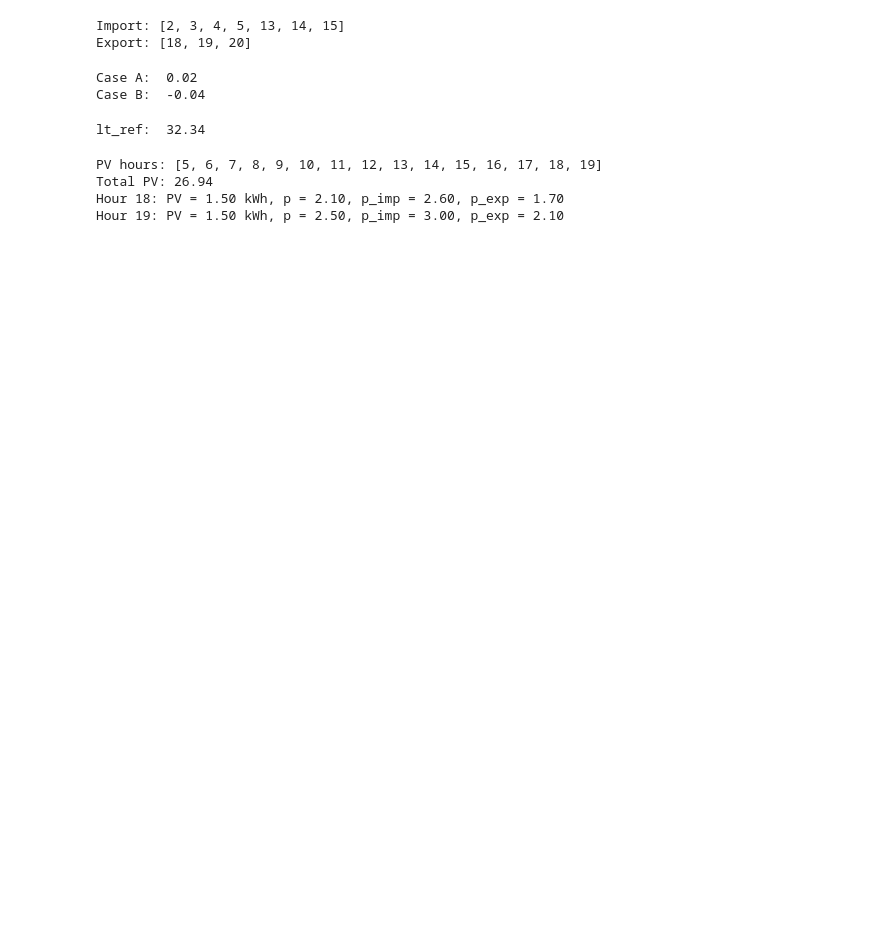
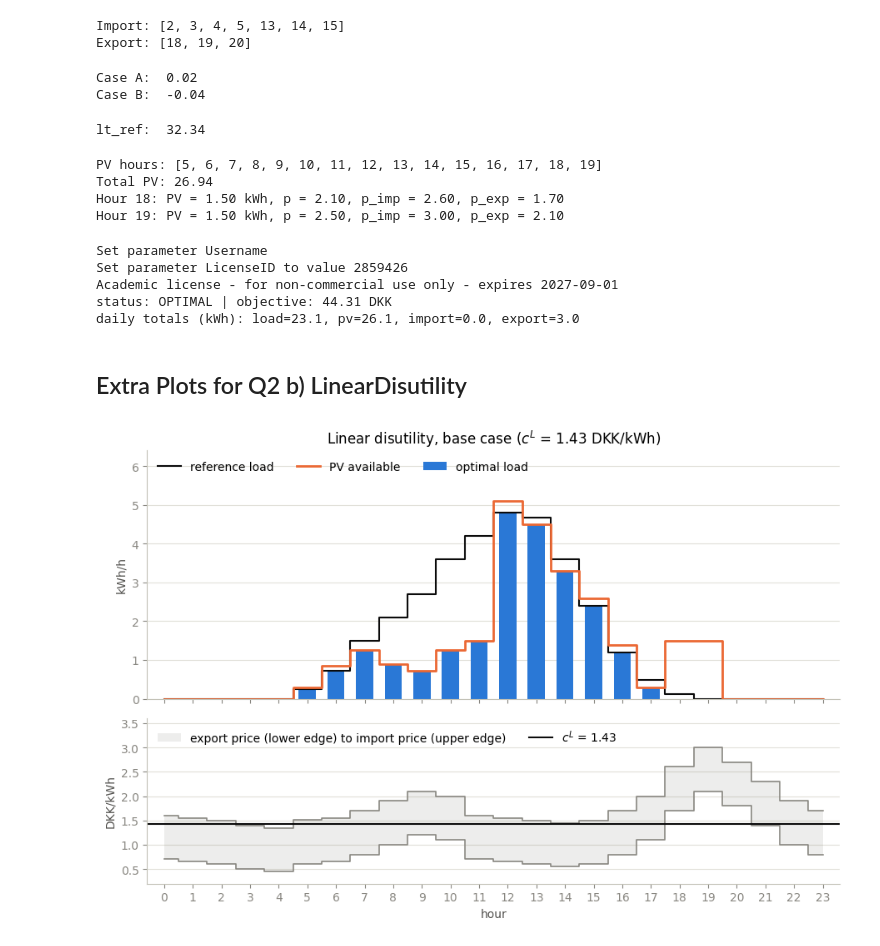
Before and after one commit to frlentz/assigment1_group1, a Jupyter notebook: src/explore.ipynb, the cells around one changed output. Drawn from its saved outputs; the diff is of its cells as text; code cells hidden in the pictures; blank space fills up the shorter version.

Commit message:
Linear Disutility Model

```diff
--- a/src/explore.ipynb
+++ b/src/explore.ipynb
@@ -115,3 +114,25 @@ PV hours: [5, 6, 7, 8, 9, 10, 11, 12, 13, 14, 15, 16, 17, 18, 19]
 Total PV: 26.94
 Hour 18: PV = 1.50 kWh, p = 2.10, p_imp = 2.60, p_exp = 1.70
 Hour 19: PV = 1.50 kWh, p = 2.50, p_imp = 3.00, p_exp = 2.10
+# %%
+import sys
+sys.path.append('..')
+
+from src.data_loader import load_question
+from src.model_q2 import LinearDisutilityModel
+
+data = load_question("Q2_linear")
+results = LinearDisutilityModel(data).build().solve()
+
+print(results)
+results.hourly
+results.objective
+results.save("results/Q2_linear")
+# %% [output]
+Set parameter Username
+Set parameter LicenseID to value 2859426
+Academic license - for non-commercial use only - expires 2027-09-01
+status: OPTIMAL | objective: 44.31 DKK
+daily totals (kWh): load=23.1, pv=26.1, import=0.0, export=3.0
+# %% [markdown]
+## Extra Plots for Q2 b) LinearDisutility
@@ -117,0 +190,22 @@ Hour 19: PV = 1.50 kWh, p = 2.50, p_imp = 3.00, p_exp = 2.10
+# %%
+fig, (ax1, ax2) = plt.subplots(2, 1, figsize=(9, 6.2), sharex=True, height_ratios=[3, 2])
+
+ax1.bar(hours, hr["load"], width=0.6, color=BLUE, label="optimal load")
+ax1.step(hours, hr["reference_load"], where="mid", color=INK, lw=1.5, label="reference load")
+ax1.step(hours, hr["pv_available"], where="mid", color=ORANGE, label="PV available")
+ax1.set(ylabel="kWh/h", ylim=(0, 6.4),
+        title=f"Linear disutility, base case ($c^L$ = {data.linear_disutility} DKK/kWh)")
+ax1.legend(ncol=3, loc="upper left")
+
+ax2.fill_between(hours, p_exp, p_imp, step="mid", color=GREY, alpha=0.15, lw=0,
+                 label="export price (lower edge) to import price (upper edge)")
+ax2.step(hours, p_imp, where="mid", color=GREY, lw=1.2)
+ax2.step(hours, p_exp, where="mid", color=GREY, lw=1.2)
+ax2.axhline(data.linear_disutility, color=INK, lw=1.5, label=f"$c^L$ = {data.linear_disutility}")
+ax2.set(xlabel="hour", ylabel="DKK/kWh", xticks=hours, xlim=(-0.6, 23.6), ylim=(0.2, 3.6))
+ax2.legend(ncol=2, loc="upper left")
+
+fig.tight_layout()
+fig.savefig(OUT / "q2b_base_case.png", dpi=150)
+# %% [output]
+[figure, added]
```
Also changed, not shown: parts of 5 cells of this notebook, 7 other files.
